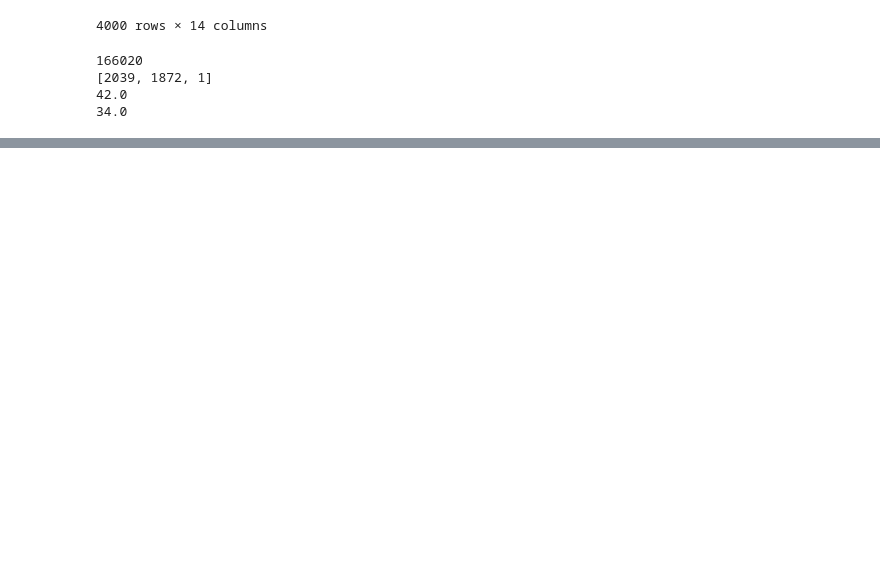
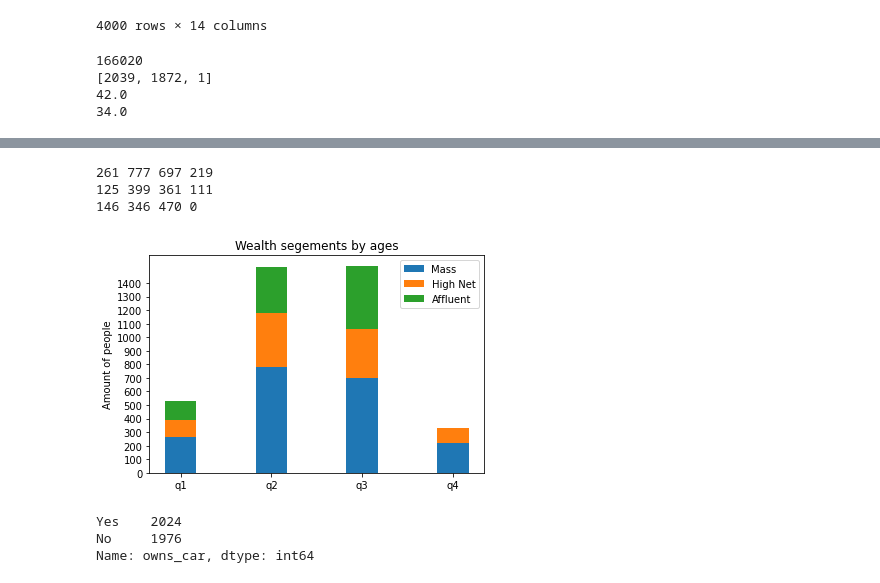
Before and after one commit to thisisraj57/KPMG_VIRTUAL_INTERNSHIP, a Jupyter notebook: Untitled1.ipynb, the cells around one changed output, grey strips where cells are left out. Saved outputs shown, nothing was run; the diff lists cells and outputs as text; code cells hidden in the pictures; blank space fills up the shorter version.

```diff
--- a/Untitled1.ipynb
+++ b/Untitled1.ipynb
@@ -228,0 +385,76 @@ print(stdv_val)
+# %%
+#split into 3: M (Mass), H(High), A(Affluent)
+jjj = 1
+wsm = {"q1":[], "q2":[], "q3":[], "q4":[]}
+wsh = {"q1":[], "q2":[], "q3":[], "q4":[]}
+wsa = {"q1":[], "q2":[], "q3":[], "q4":[]}
+
+for each in df['wealth_segement']:
+    temp = int(df['Age'][jjj])
+    if each[0] == "M" and temp != 0:
+        if(temp <= fq):
+            wsm["q1"].append(temp)
+        elif(fq < temp and temp <= sq):
+            wsm["q2"].append(temp)
+        elif(sq < temp and temp <= tq):
+            wsm["q3"].append(temp)
+        elif(tq < temp):
+            wsm["q4"].append(temp)
+    elif each[0] == "H" and temp != 0:
+        if(temp <= fq):
+            wsh["q1"].append(temp)
+        elif(fq < temp and temp <= sq):
+            wsh["q2"].append(temp)
+        elif(sq < temp and temp <= tq):
+            wsh["q3"].append(temp)
+        elif(tq < temp):
+            wsh["q4"].append(temp)
+    elif each[0] == "A" and temp != 0:
+        if(temp <= fq):
+            wsa["q1"].append(temp)
+        elif(fq < temp and temp <= sq):
+            wsa["q2"].append(temp)
+        elif(sq < temp and temp <= tq):
+            wsa["q3"].append(temp)
+        elif(tq < temp):
+            wsa["q3"].append(temp)
+    jjj += 1
+print(len(wsm["q1"]), len(wsm["q2"]), len(wsm["q3"]), len(wsm["q4"]))
+print(len(wsh["q1"]), len(wsh["q2"]), len(wsh["q3"]), len(wsh["q4"]))
+print(len(wsa["q1"]), len(wsa["q2"]), len(wsa["q3"]), len(wsa["q4"]))
+# %% [output]
+261 777 697 219
+125 399 361 111
+146 346 470 0
+# %%
+N = 4
+wsmtp = [len(wsm["q1"]), len(wsm["q2"]), len(wsm["q3"]), len(wsm["q4"])]
+wshtp = [len(wsh["q1"]), len(wsh["q2"]), len(wsh["q3"]), len(wsh["q4"])]
+wsatp = [len(wsa["q1"]), len(wsa["q2"]), len(wsa["q3"]), len(wsa["q4"])]
+
+bars = np.add(wsmtp, wshtp).tolist()
+r = [0,1,2,3,4]
+
+ind   = np.arange(N) # the x locations for the groups
+width = 0.35       # the width of the bars: can also be len(x) sequence
+
+p1 = plt.bar(ind, wsmtp, width)
+p2 = plt.bar(ind, wshtp, width,  bottom=wsmtp)
+p3 = plt.bar(ind, wsatp, width,  bottom=bars)
+
+plt.ylabel('Amount of people')
+plt.title('Wealth segements by ages')
+plt.xticks(ind, ('q1', 'q2', 'q3', 'q4'))
+plt.yticks(np.arange(0, 1500, 100))
+plt.legend((p1[0], p2[0], p3[0]), ('Mass', 'High Net', 'Affluent'))
+
+plt.show()
+# %% [output]
+[figure, added]
+# %%
+
+df["owns_car"].value_counts()
+# %% [output]
+Yes    2024
+No     1976
+Name: owns_car, dtype: int64
```
Also changed, not shown: parts of 6 cells of this notebook.
